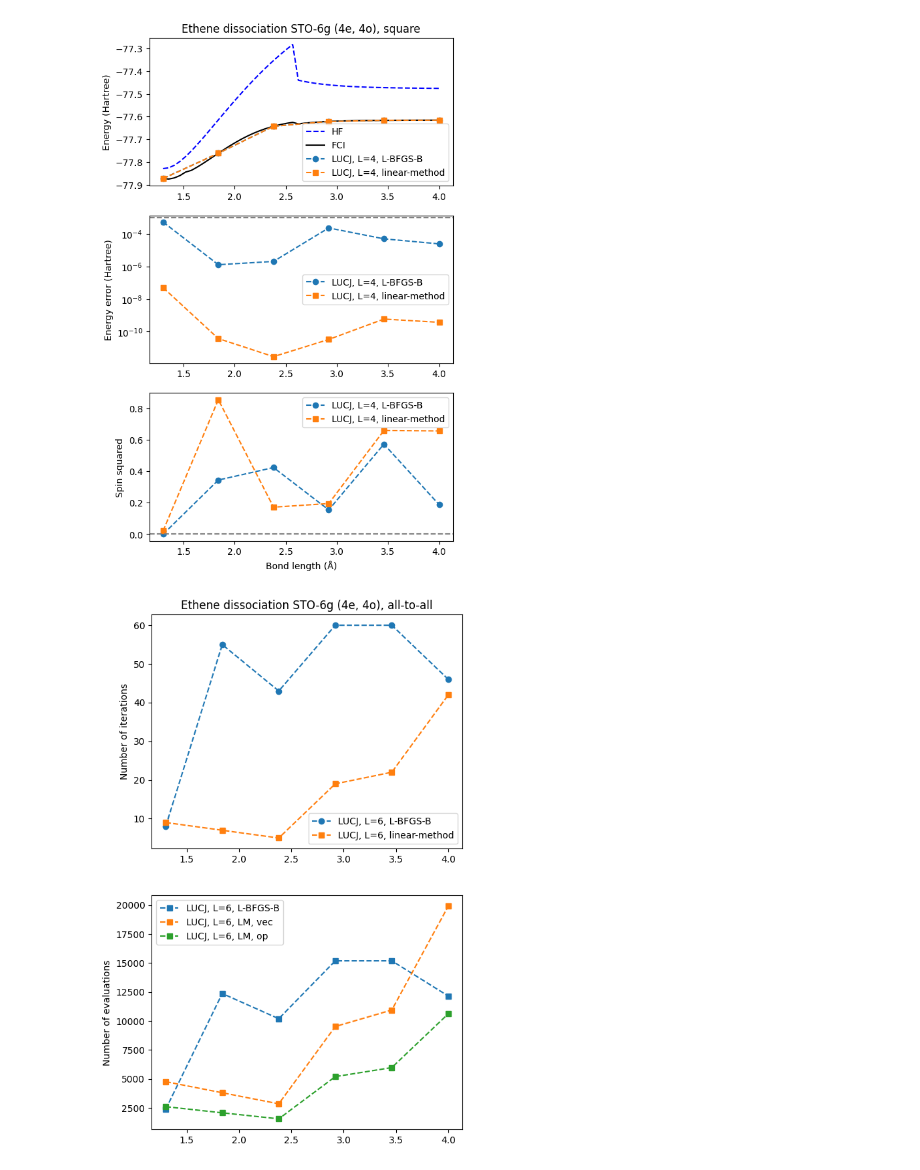
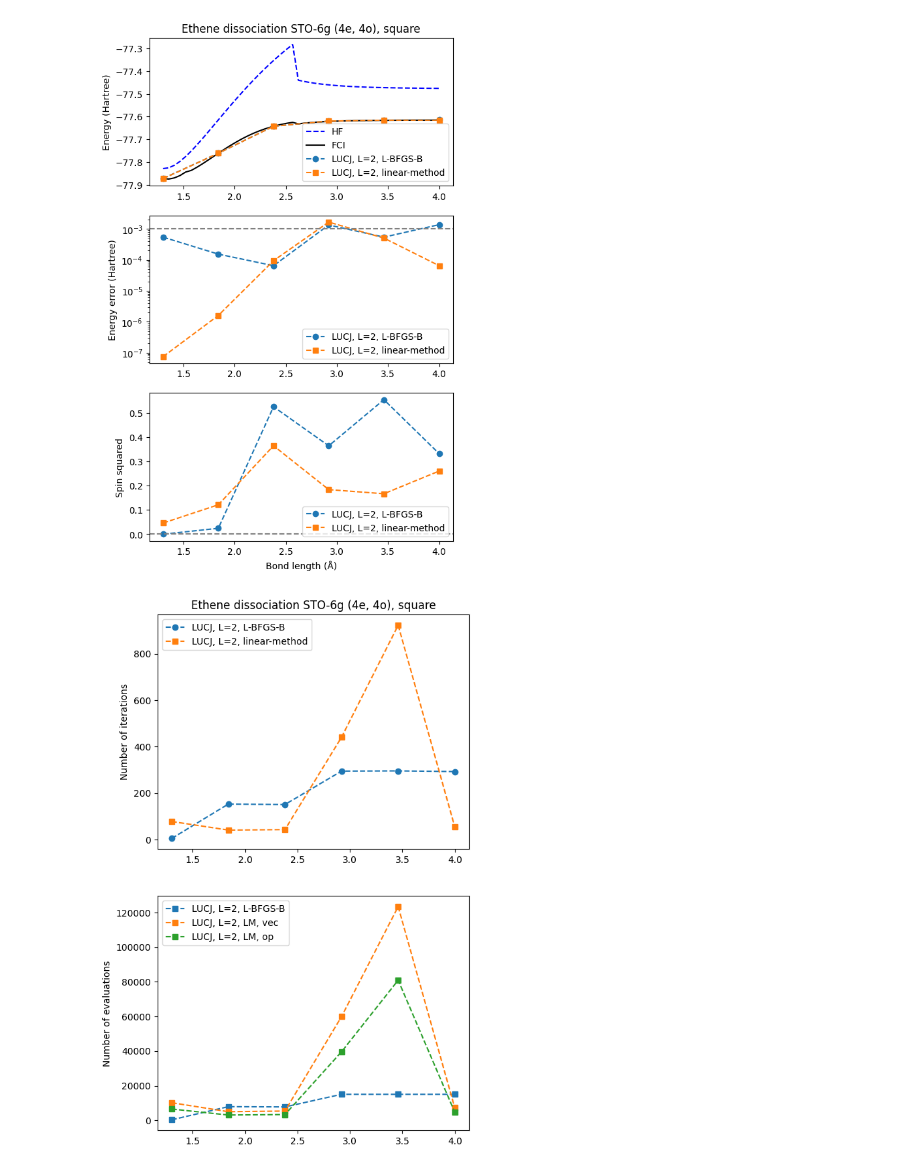
Before and after one commit to kevinsung/lucj-ffsim, a Jupyter notebook: plot.ipynb, the cells around one changed output. Cells and saved outputs as stored; diff of their text form; code cells hidden in the pictures.

```diff
--- a/plot.ipynb
+++ b/plot.ipynb
@@ -132,7 +132,7 @@ data.drop(columns="key", inplace=True)  # Drop the original 'Key' column
 
 markers = ["o", "s", "v", "D", "p", "*"]
 connectivity = "square"
-n_reps = 4
+n_reps = 2
 
 filename = f"{molecule_basename}" + f"_{connectivity}" + f"_n_reps-{n_reps}"
 
@@ -207,13 +207,13 @@ plt.show()
 # plt.savefig(f"{PLOTS_DIR}/{filename}.svg")
 # plt.close()
 # %% [output]
-[figure, old version]
+[figure, new version]
 # %%
 # compare cost of optimization methods
 
 markers = ["o", "s", "v", "D", "p", "*"]
-connectivity = "all-to-all"
-n_reps = 6
+connectivity = "square"
+n_reps = 2
 
 filename = f"{molecule_basename}" + f"_{connectivity}" + f"_n_reps-{n_reps}"
 
@@ -244,31 +244,31 @@ for optimization_method, marker in zip(optimization_methods, markers):
 ax1.legend()
 ax1.set_ylabel("Number of iterations")
 
 ax2.plot(
     bond_distance_range,
     this_data["L-BFGS-B"]["nfev"].values,
     f"{marker}--",
     label=f"LUCJ, L={n_reps}, L-BFGS-B",
 )
 ax2.plot(
     bond_distance_range,
     this_data["linear-method"]["nfev"].values,
     f"{marker}--",
     label=f"LUCJ, L={n_reps}, LM, vec",
 )
 ax2.plot(
     bond_distance_range,
     this_data["linear-method"]["nlinop"].values,
     f"{marker}--",
     label=f"LUCJ, L={n_reps}, LM, op",
 )
 ax2.legend()
 ax2.set_ylabel("Number of evaluations")
 
 ax1.set_title(r"Ethene dissociation STO-6g (4e, 4o)" + f", {connectivity}")
 
 plt.show()
 # plt.savefig(f"{PLOTS_DIR}/{filename}.svg")
 # plt.close()
 # %% [output]
-[figure, old version]
+[figure, new version]
```
Also changed, not shown: parts of 1 cell of this notebook, 3 other files.
